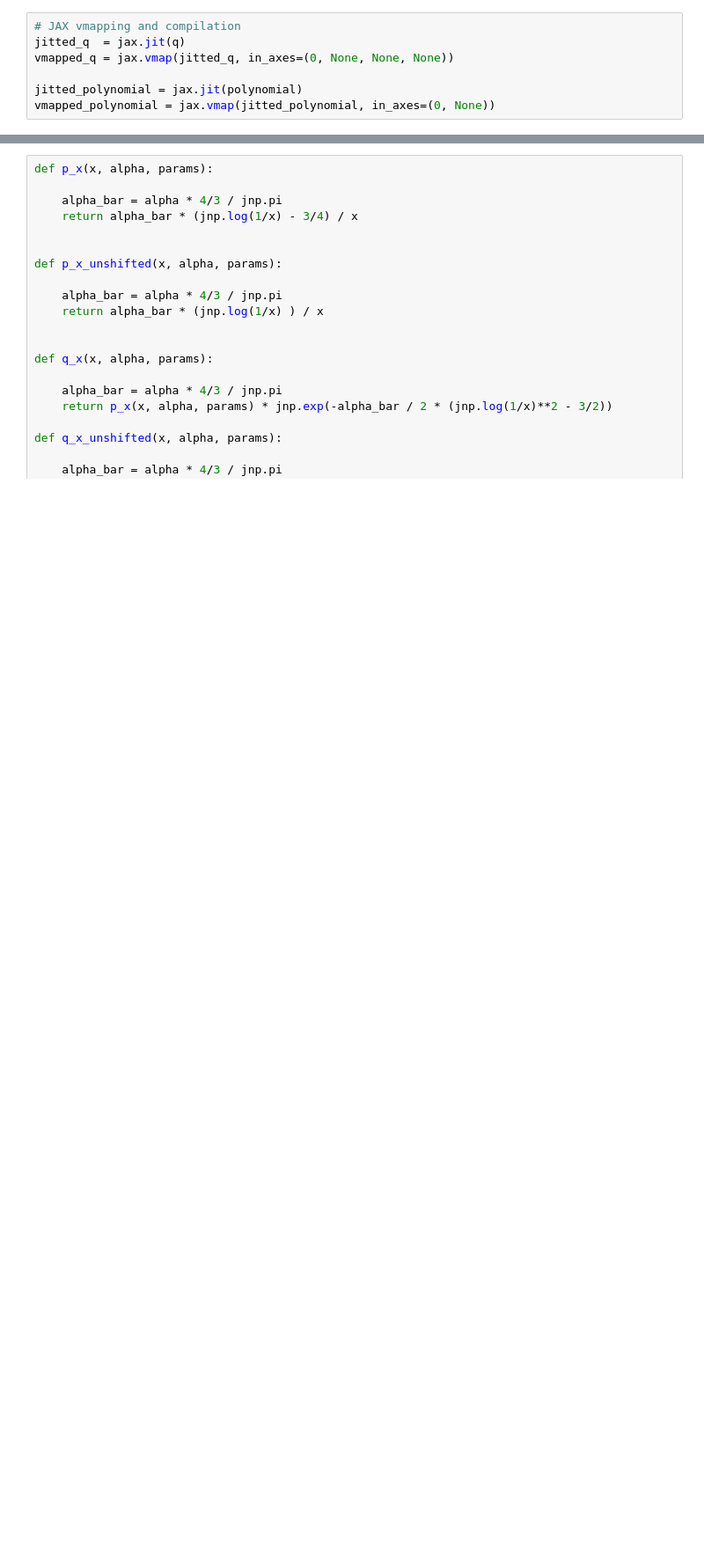
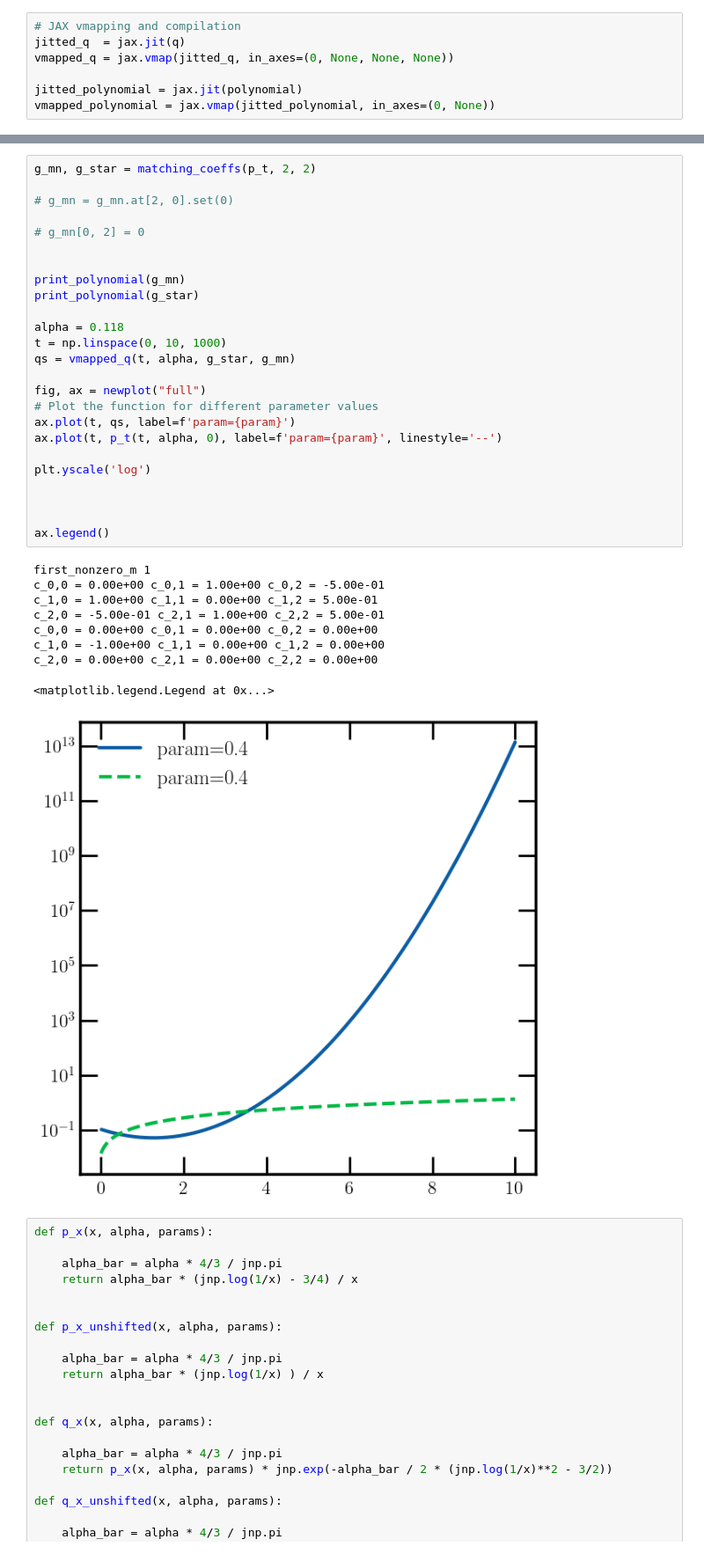
Before and after one commit to rikab/RDF, a Jupyter notebook: jax/shift.ipynb, the cells around one changed output, grey strips where cells are left out. Shown at 88% size. Drawn from its saved outputs; the diff is of its cells as text; blank space fills up the shorter version.

Commit message:
shifted 1d polynomials

```diff
--- a/jax/shift.ipynb
+++ b/jax/shift.ipynb
@@ -319,3 +462,38 @@ c_1,0 = 1.00e+00 c_1,1 = 1.00e+00 c_1,2 = 0.00e+00
+# %%
+g_mn, g_star = matching_coeffs(p_t, 2, 2)
+
+# g_mn = g_mn.at[2, 0].set(0)
+
+# g_mn[0, 2] = 0
+
+
+print_polynomial(g_mn)
+print_polynomial(g_star)
+
+alpha = 0.118
+t = np.linspace(0, 10, 1000)
+qs = vmapped_q(t, alpha, g_star, g_mn)
+
+fig, ax = newplot("full")
+# Plot the function for different parameter values
+ax.plot(t, qs, label=f'param={param}')
+ax.plot(t, p_t(t, alpha, 0), label=f'param={param}', linestyle='--')
+
+plt.yscale('log')
+
+
+
+ax.legend()
+# %% [output]
+first_nonzero_m 1
+c_0,0 = 0.00e+00 c_0,1 = 1.00e+00 c_0,2 = -5.00e-01
+c_1,0 = 1.00e+00 c_1,1 = 0.00e+00 c_1,2 = 5.00e-01
+c_2,0 = -5.00e-01 c_2,1 = 1.00e+00 c_2,2 = 5.00e-01
+c_0,0 = 0.00e+00 c_0,1 = 0.00e+00 c_0,2 = 0.00e+00
+c_1,0 = -1.00e+00 c_1,1 = 0.00e+00 c_1,2 = 0.00e+00
+c_2,0 = 0.00e+00 c_2,1 = 0.00e+00 c_2,2 = 0.00e+00
+<matplotlib.legend.Legend at 0x...>
+[figure, added]
 # %%
 def p_x(x, alpha, params):
 
```
Also changed, not shown: parts of 4 cells of this notebook.
